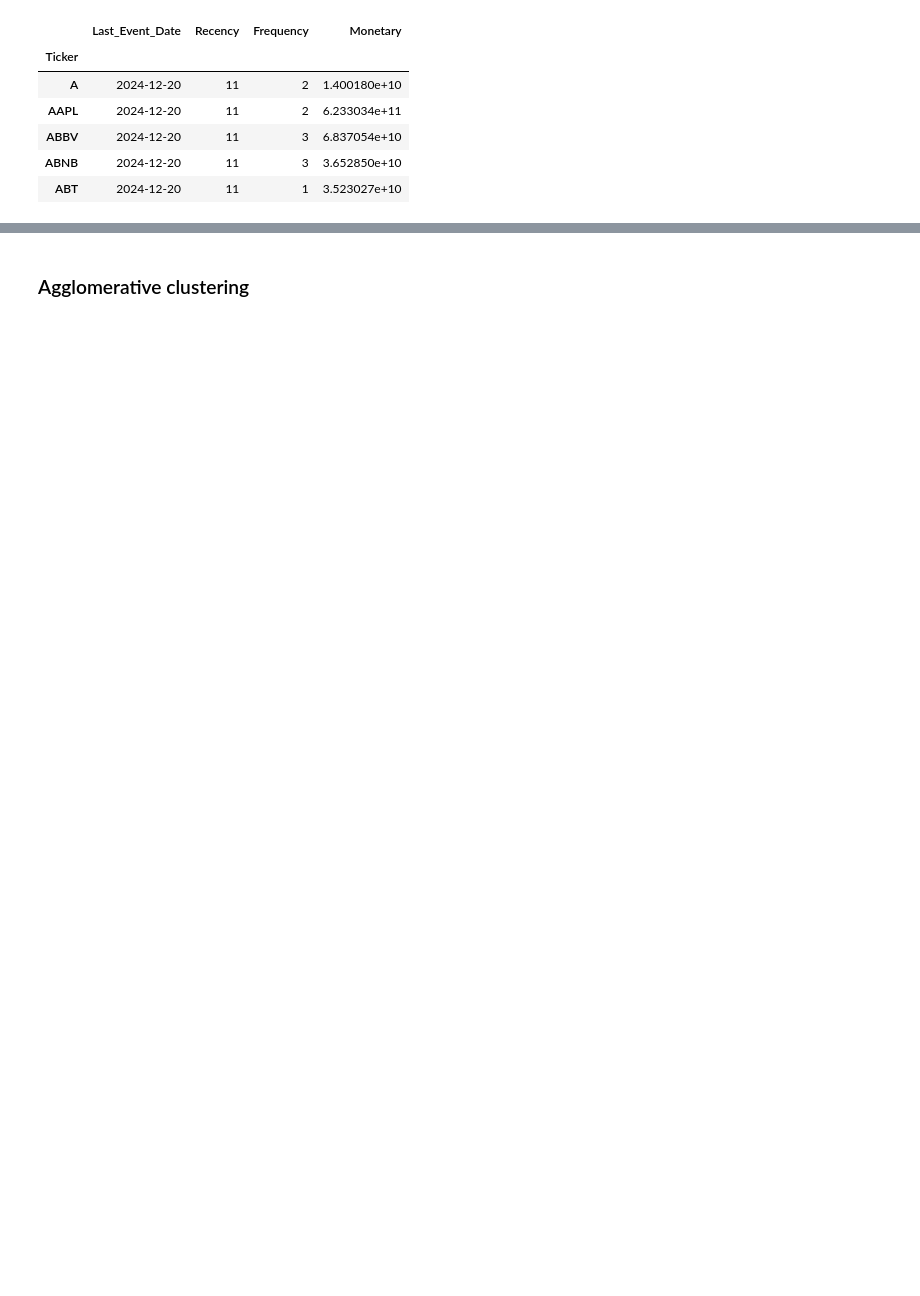
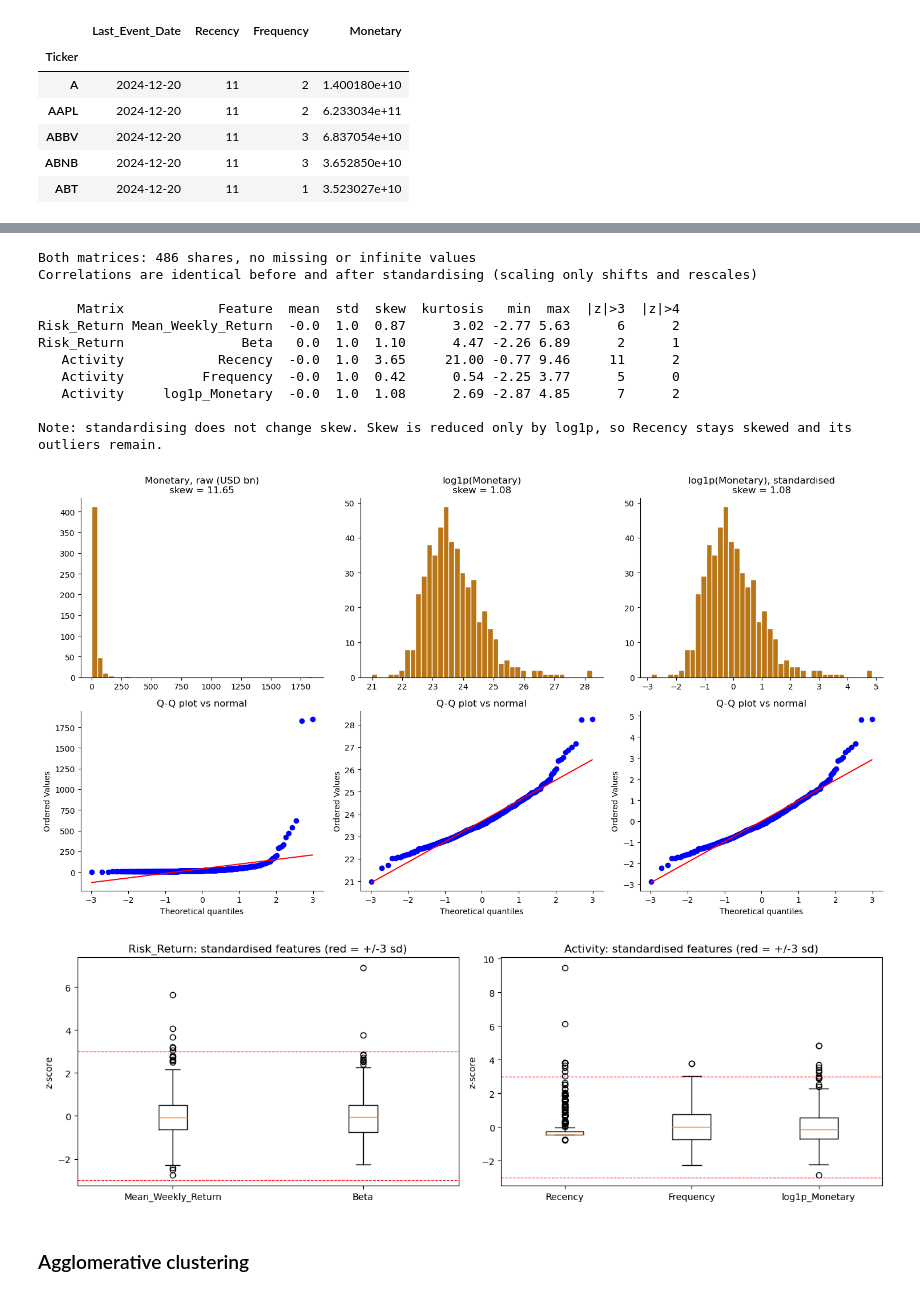
Before and after one commit to BinethBasilu/20230762_CRM, a Jupyter notebook: 1stquestion.ipynb, the cells around one changed output, grey strips where cells are left out. Drawn from its saved outputs; the diff is of its cells as text; code cells hidden in the pictures; blank space fills up the shorter version.

```diff
--- a/1stquestion.ipynb
+++ b/1stquestion.ipynb
@@ -921,2 +865,56 @@ Risk_Return Agglomerative  3       0.295  [304, 153, 29]
+# %%
+# checks_after_transform
+from scipy import stats
+
+# ---- 1. integrity: same shares, no NaN or infinite values in either final matrix ----
+for name, X in matrices.items():
+    assert X.shape[0] == len(all_feat) and np.isfinite(X.values).all(), f"problem in {name}"
+print(f"Both matrices: {len(all_feat)} shares, no missing or infinite values")
+
+# ---- 2. scaling must not change relationships: correlations before and after standardising ----
+assert np.allclose(risk_return.corr().values, X_risk.corr().values) and np.allclose(activity.corr().values, X_act.corr().values)
+print("Correlations are identical before and after standardising (scaling only shifts and rescales)")
+
+# ---- 3. shape and outliers in STANDARDISED units ----
+rows = []
+for name, X in matrices.items():
+    for c_ in X.columns:
+        z = X[c_]
+        rows.append({"Matrix": name, "Feature": c_, "mean": z.mean(), "std": z.std(ddof=0), "skew": z.skew(), "kurtosis": z.kurt(),
+                     "min": z.min(), "max": z.max(), "|z|>3": int((z.abs() > 3).sum()), "|z|>4": int((z.abs() > 4).sum())})
+zchk = pd.DataFrame(rows); print(); print(zchk.round(2).to_string(index=False))
+zchk.to_csv(f"{OUT_DIR}/standardised_feature_checks.csv", index=False)
+print("\nNote: standardising does not change skew. Skew is reduced only by log1p, so Recency stays skewed and its outliers remain.")
+
+# ---- 4. Monetary: raw vs log1p vs standardised, with Q-Q plots against a normal distribution ----
+raw_m = all_feat["Monetary"]; log_m = activity["log1p_Monetary"]; std_m = X_act["log1p_Monetary"]
+fig, ax = plt.subplots(2, 3, figsize=(15, 8))
+for j, (v, t_) in enumerate([(raw_m / 1e9, "Monetary, raw (USD bn)"), (log_m, "log1p(Monetary)"), (std_m, "log1p(Monetary), standardised")]):
+    ax[0, j].hist(v, bins=40, color="#BA7517", edgecolor="white"); ax[0, j].set_title(f"{t_}\nskew = {stats.skew(v):.2f}")
+    stats.probplot(v, dist="norm", plot=ax[1, j]); ax[1, j].set_title("Q-Q plot vs normal")
+    for a_ in (ax[0, j], ax[1, j]): a_.spines["top"].set_visible(False); a_.spines["right"].set_visible(False)
+plt.tight_layout(); plt.savefig(f"{OUT_DIR}/monetary_before_after.png", dpi=200); plt.show()
+
+# ---- 5. all standardised features on one scale: box plots with +/-3 reference lines ----
+fig, ax = plt.subplots(1, 2, figsize=(13, 4.2))
+for a_, (name, X) in zip(ax, matrices.items()):
+    a_.boxplot([X[c_] for c_ in X.columns]); a_.set_xticklabels(X.columns)
+    for y_ in (-3, 3): a_.axhline(y_, color="red", ls="--", lw=0.8)
+    a_.set_title(f"{name}: standardised features (red = +/-3 sd)"); a_.set_ylabel("z-score")
+plt.tight_layout(); plt.savefig(f"{OUT_DIR}/standardised_boxplots.png", dpi=200); plt.show()
+# %% [output]
+Both matrices: 486 shares, no missing or infinite values
+Correlations are identical before and after standardising (scaling only shifts and rescales)
+
+     Matrix            Feature  mean  std  skew  kurtosis   min  max  |z|>3  |z|>4
+Risk_Return Mean_Weekly_Return  -0.0  1.0  0.87      3.02 -2.77 5.63      6      2
+Risk_Return               Beta   0.0  1.0  1.10      4.47 -2.26 6.89      2      1
+   Activity            Recency  -0.0  1.0  3.65     21.00 -0.77 9.46     11      2
+   Activity          Frequency  -0.0  1.0  0.42      0.54 -2.25 3.77      5      0
+   Activity     log1p_Monetary  -0.0  1.0  1.08      2.69 -2.87 4.85      7      2
+
+Note: standardising does not change skew. Skew is reduced only by log1p, so Recency stays skewed and its outliers remain.
+[figure, added]
+[figure, added]
 # %% [markdown]
 ### Agglomerative clustering
```
Also changed, not shown: parts of 22 cells of this notebook, 5 other files.
